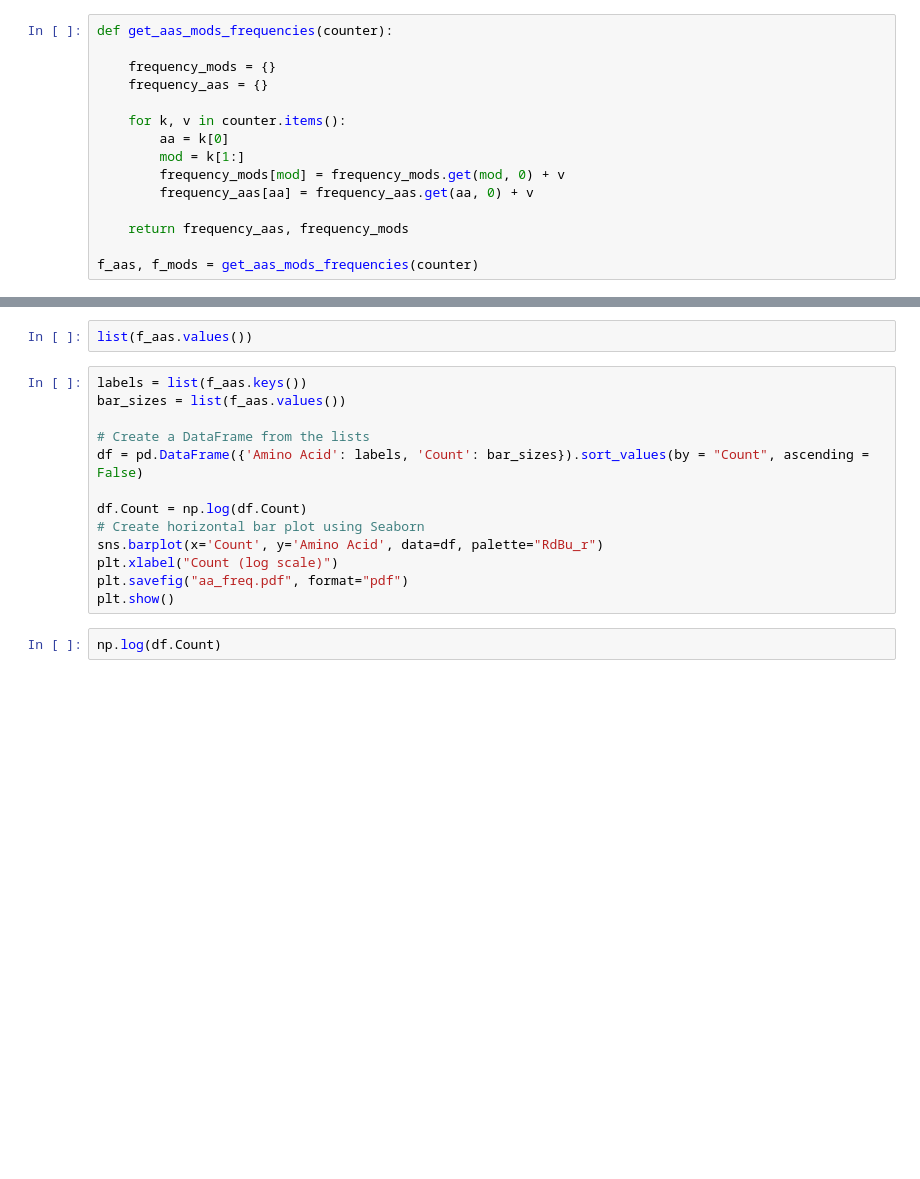
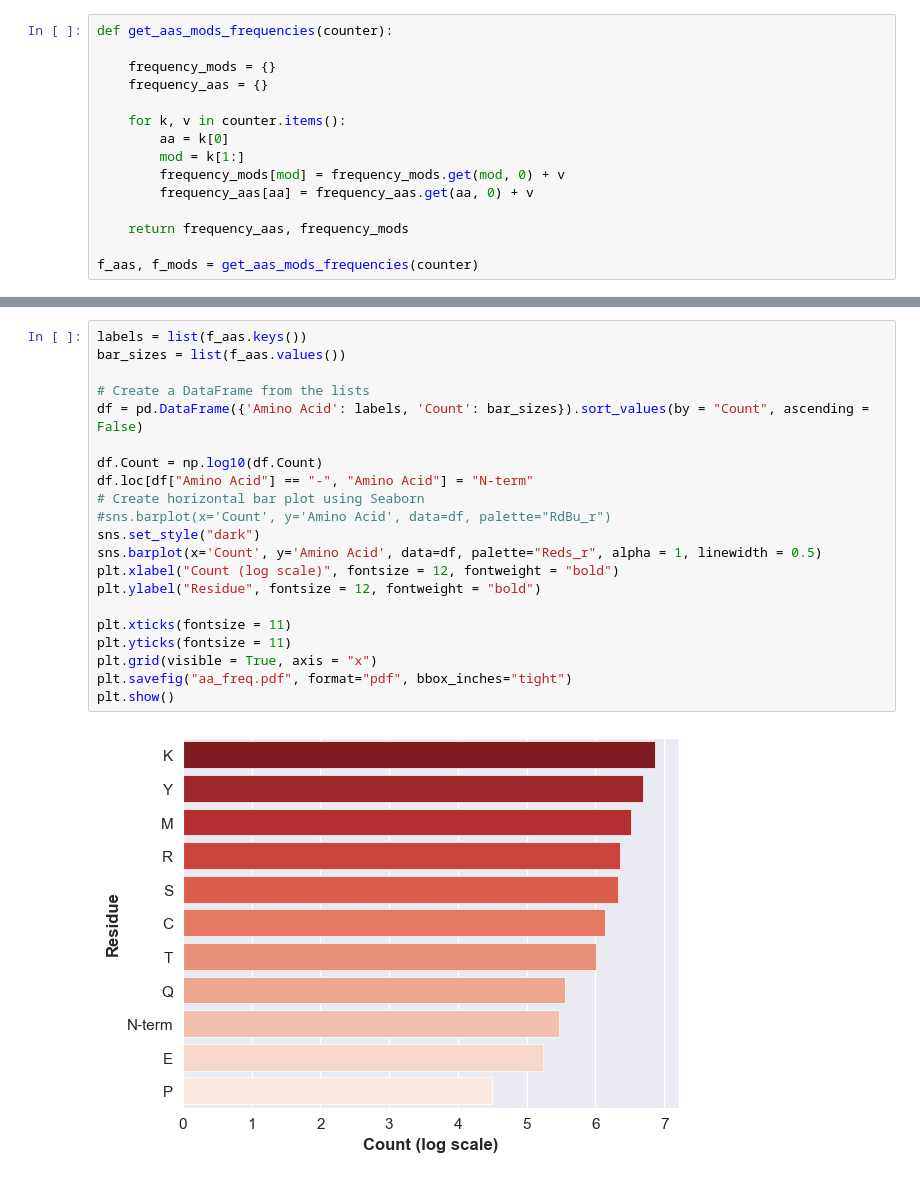
Before and after one commit to wilhelm-lab/PROSPECT, a Jupyter notebook: notebooks/heatmap-ptms.ipynb, the cells around one changed output, grey strips where cells are left out. Cells and saved outputs as stored; diff of their text form; blank space fills up the shorter version.

```diff
--- a/notebooks/heatmap-ptms.ipynb
+++ b/notebooks/heatmap-ptms.ipynb
@@ -76,20 +247,26 @@ f_aas, f_mods
-# %%
-list(f_aas.values())
 # %%
 labels = list(f_aas.keys())
 bar_sizes = list(f_aas.values())
 
 # Create a DataFrame from the lists
 df = pd.DataFrame({'Amino Acid': labels, 'Count': bar_sizes}).sort_values(by = "Count", ascending = False)
 
-df.Count = np.log(df.Count)
+df.Count = np.log10(df.Count)
+df.loc[df["Amino Acid"] == "-", "Amino Acid"] = "N-term"
 # Create horizontal bar plot using Seaborn
-sns.barplot(x='Count', y='Amino Acid', data=df, palette="RdBu_r")
-plt.xlabel("Count (log scale)")
-plt.savefig("aa_freq.pdf", format="pdf")
+#sns.barplot(x='Count', y='Amino Acid', data=df, palette="RdBu_r")
+sns.set_style("dark")
+sns.barplot(x='Count', y='Amino Acid', data=df, palette="Reds_r", alpha = 1, linewidth = 0.5)
+plt.xlabel("Count (log scale)", fontsize = 12, fontweight = "bold")
+plt.ylabel("Residue", fontsize = 12, fontweight = "bold")
+
+plt.xticks(fontsize = 11)
+plt.yticks(fontsize = 11)
+plt.grid(visible = True, axis = "x")
+plt.savefig("aa_freq.pdf", format="pdf", bbox_inches="tight")
 plt.show()
+# %% [output]
+[figure, added]
-# %%
-np.log(df.Count)
 # %%
 labels = list(f_mods.keys())
 bar_sizes = list(f_mods.values())
```
Also changed, not shown: parts of 18 cells of this notebook, 1 other file.
